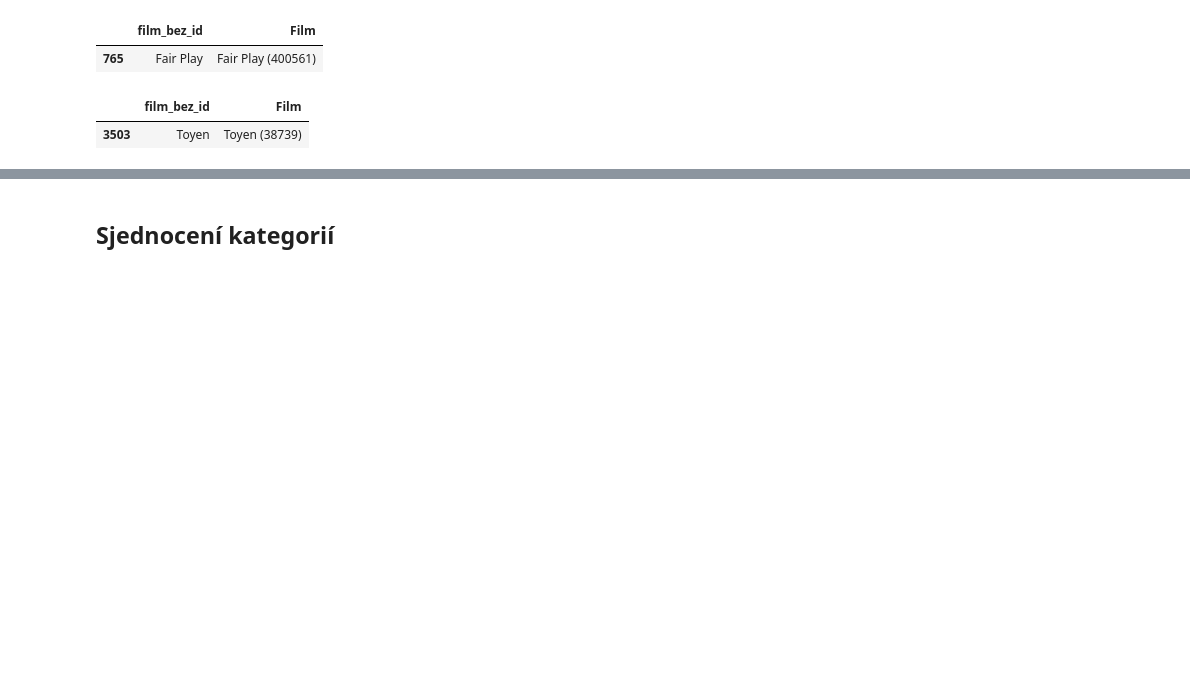
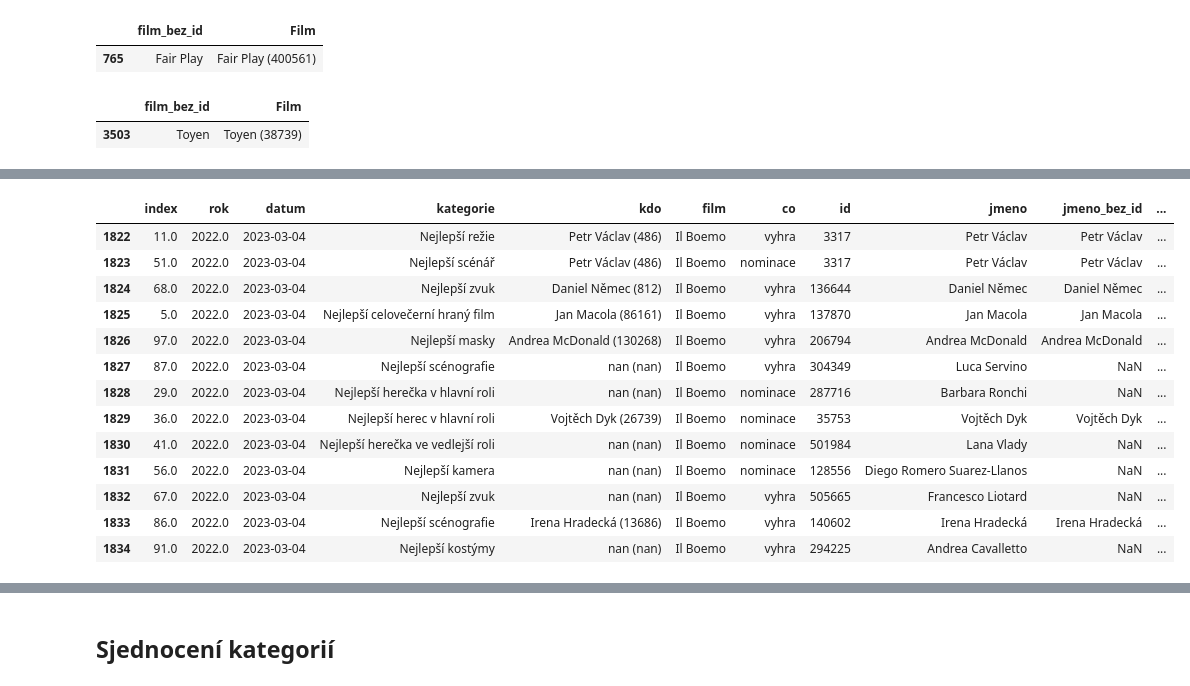
Before and after one commit to DataRozhlas/filmovy-prehled, a Jupyter notebook: 052 lvi čištění a merge.ipynb, the cells around one changed output, grey strips where cells are left out. Cells and saved outputs as stored; diff of their text form; code cells hidden in the pictures; blank space fills up the shorter version.

```diff
--- a/052 lvi čištění a merge.ipynb
+++ b/052 lvi čištění a merge.ipynb
@@ -664,3 +705,20 @@ df
+# %%
+df[df['film'].str.contains('Boemo',na=False)]
+# %% [output]
+|  | index | rok | datum | kategorie | kdo | film | co | id | jmeno | jmeno_bez_id | ... |
+| 1822 | 11.0 | 2022.0 | 2023-03-04 | Nejlepší režie | Petr Václav (486) | Il Boemo | vyhra | 3317 | Petr Václav | Petr Václav | ... |
+| 1823 | 51.0 | 2022.0 | 2023-03-04 | Nejlepší scénář | Petr Václav (486) | Il Boemo | nominace | 3317 | Petr Václav | Petr Václav | ... |
+| 1824 | 68.0 | 2022.0 | 2023-03-04 | Nejlepší zvuk | Daniel Němec (812) | Il Boemo | vyhra | 136644 | Daniel Němec | Daniel Němec | ... |
+| 1825 | 5.0 | 2022.0 | 2023-03-04 | Nejlepší celovečerní hraný film | Jan Macola (86161) | Il Boemo | vyhra | 137870 | Jan Macola | Jan Macola | ... |
+| 1826 | 97.0 | 2022.0 | 2023-03-04 | Nejlepší masky | Andrea McDonald (130268) | Il Boemo | vyhra | 206794 | Andrea McDonald | Andrea McDonald | ... |
+| 1827 | 87.0 | 2022.0 | 2023-03-04 | Nejlepší scénografie | nan (nan) | Il Boemo | vyhra | 304349 | Luca Servino | NaN | ... |
+| 1828 | 29.0 | 2022.0 | 2023-03-04 | Nejlepší herečka v hlavní roli | nan (nan) | Il Boemo | nominace | 287716 | Barbara Ronchi | NaN | ... |
+| 1829 | 36.0 | 2022.0 | 2023-03-04 | Nejlepší herec v hlavní roli | Vojtěch Dyk (26739) | Il Boemo | nominace | 35753 | Vojtěch Dyk | Vojtěch Dyk | ... |
+| 1830 | 41.0 | 2022.0 | 2023-03-04 | Nejlepší herečka ve vedlejší roli | nan (nan) | Il Boemo | nominace | 501984 | Lana Vlady | NaN | ... |
+| 1831 | 56.0 | 2022.0 | 2023-03-04 | Nejlepší kamera | nan (nan) | Il Boemo | nominace | 128556 | Diego Romero Suarez-Llanos | NaN | ... |
+| 1832 | 67.0 | 2022.0 | 2023-03-04 | Nejlepší zvuk | nan (nan) | Il Boemo | vyhra | 505665 | Francesco Liotard | NaN | ... |
+| 1833 | 86.0 | 2022.0 | 2023-03-04 | Nejlepší scénografie | Irena Hradecká (13686) | Il Boemo | vyhra | 140602 | Irena Hradecká | Irena Hradecká | ... |
+| 1834 | 91.0 | 2022.0 | 2023-03-04 | Nejlepší kostýmy | nan (nan) | Il Boemo | vyhra | 294225 | Andrea Cavalletto | NaN | ... |
 # %%
 df = df.drop(columns=['film_bez_id_x','film_bez_id_y','index','Id','id','jmeno_bez_id','lwr'])
 # %%
```
Also changed, not shown: parts of 24 cells of this notebook, 5 other files.
